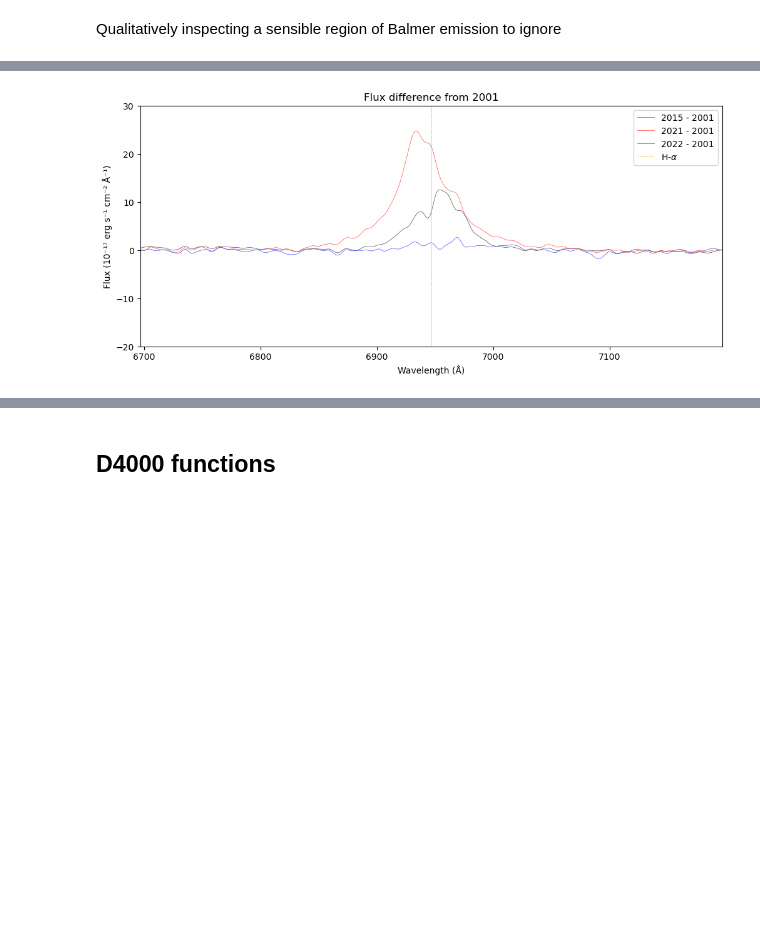
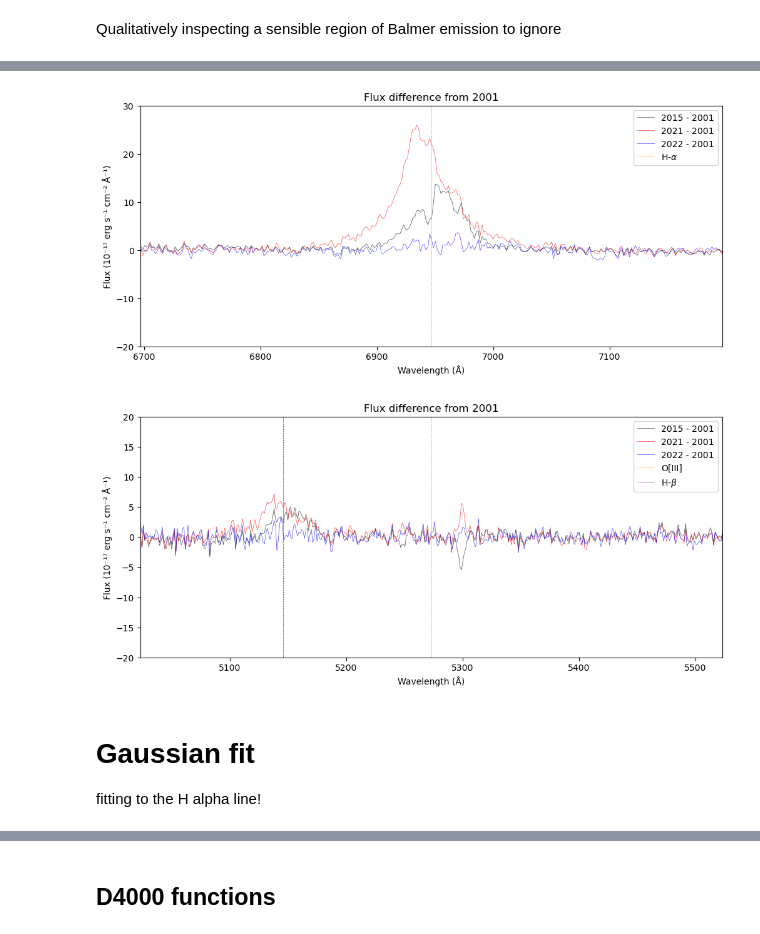
Before and after one commit to things-0/denison_2026, a Jupyter notebook: oli/main.ipynb, the cells around one changed output, grey strips where cells are left out. Saved outputs shown, nothing was run; the diff lists cells and outputs as text; code cells hidden in the pictures; blank space fills up the shorter version.

```diff
--- a/oli/main.ipynb
+++ b/oli/main.ipynb
@@ -414,3 +567,5 @@ plt.legend()
 plt.show()
 # %% [output]
 [figure]
+# %%
+flux15_blue_clipped, lam15_blue_clipped, var15_blue_clipped = clip_sami_blue_edge(flux15_blue, lam15_blue, var15_blue, np.min(lam01))
@@ -417 +626,10 @@ plt.show()
+# %%
+# Convert variance to standard deviation (error)
+err15_blue_clipped = np.sqrt(var15_blue_clipped)
+#TODO: remove
+err15_blue = np.sqrt(var15_blue)
+#
+err15_red = np.sqrt(var15_red)
+err21 = np.sqrt(var21)
+err22 = np.sqrt(var22)
 # %%
@@ -515,11 +765,11 @@ wavelength_step = np.median(np.diff(lam01))
 # RES_15_RED /= 8
 #
 
-flux01_blurred = gaussian_blur_by_chunks(res_min, res_01, lam01, flux01, wavelength_step)
-flux21_blurred = gaussian_blur_by_chunks(res_min, res_21, lam01, flux21_shifted, wavelength_step)
-flux22_blurred = gaussian_blur_by_chunks(res_min, res_22, lam01, flux22_shifted, wavelength_step)
-flux15_red_blurred = gaussian_blur_by_chunks(res_min, RES_15_RED, lam01, flux15_red_shifted, wavelength_step)
-flux15_blue_blurred = gaussian_blur_by_chunks(res_min, RES_15_BLUE, lam01, flux15_blue_shifted, wavelength_step)
+flux01_shifted_blurred = gaussian_blur_by_chunks(res_min, res_01, lam01, flux01_shifted, wavelength_step)
+flux21_shifted_blurred = gaussian_blur_by_chunks(res_min, res_21, lam01, flux21_shifted, wavelength_step)
+flux22_shifted_blurred = gaussian_blur_by_chunks(res_min, res_22, lam01, flux22_shifted, wavelength_step)
+flux15_red_shifted_blurred = gaussian_blur_by_chunks(res_min, RES_15_RED, lam01, flux15_red_shifted, wavelength_step)
+flux15_blue_shifted_blurred = gaussian_blur_by_chunks(res_min, RES_15_BLUE, lam01, flux15_blue_shifted, wavelength_step)
 
 
-flux15_blurred = np.fmax(flux15_blue_blurred, flux15_red_blurred)
+flux15_shifted_blurred = np.fmax(flux15_blue_shifted_blurred, flux15_red_shifted_blurred)
@@ -815,38 +1088,59 @@ _, adjusted_22_flux_15 = adjust_calibration(year_to_change="2022")
 
 diff_year = 2001
 
-diff_15_01 = flux15_blurred - adjusted_01_flux_15
+diff_15_01 = flux15_blurred_shifted - adjusted_01_flux_15
 diff_21_01 = adjusted_21_flux_15 - adjusted_01_flux_15
 diff_22_01 = adjusted_22_flux_15 - adjusted_01_flux_15
 
 plt.figure(figsize=(12,5))
 plt.plot(lam01, diff_15_01, alpha=0.7, color='black', label=f'2015 - {diff_year}', lw = linewidth)
 plt.plot(lam01, diff_21_01, alpha=0.7, color='red', label=f'2021 - {diff_year}', lw = linewidth)
 plt.plot(lam01, diff_22_01, alpha=0.7, color='blue', label=f'2022 - {diff_year}', lw = linewidth)
 
 # plt.xlim(get_lam_bounds(SII, width))
 # plt.axvline(SII*(1+z), linestyle="--", color='orange', label="S[II]", lw=linewidth)
 # plt.axvline(H_ALPH*(1+z), linestyle="--", color='purple', label=r"H-$\alpha$", lw=linewidth)
 
 # plt.xlim(get_lam_bounds(OIII, width))
 # plt.axvline(OIII*(1+z), linestyle="--", color='orange', label="O[III]", lw=linewidth)
 # plt.axvline(H_BETA*(1+z), linestyle="--", color='purple', label=r"H-$\beta$", lw=linewidth)
 
 plt.xlim(get_lam_bounds(H_ALPH, width))
 plt.axvline(H_ALPH*(1+z), linestyle="--", color='orange', label=r"H-$\alpha$", lw=linewidth)
 plt.ylim((-20, 30))
 
 # plt.xlim(get_lam_bounds(H_BETA, 0.5*width))
 # plt.axvline(H_BETA*(1+z), linestyle="--", color='purple', label=r"H-$\beta$", lw=linewidth)
 # plt.ylim((-10, 15))
 
 # plt.xlim((4000, 7500))
 
 
 plt.xlabel("Wavelength (Å)")
 plt.ylabel("Flux (10⁻¹⁷ erg s⁻¹ cm⁻² Å⁻¹)")
 plt.title(f"Flux difference from {diff_year}")
 plt.legend()
 plt.show()
+
+
+plt.figure(figsize=(12,5))
+plt.plot(lam01, diff_15_01, alpha=0.7, color='black', label=f'2015 - {diff_year}', lw = linewidth)
+plt.plot(lam01, diff_21_01, alpha=0.7, color='red', label=f'2021 - {diff_year}', lw = linewidth)
+plt.plot(lam01, diff_22_01, alpha=0.7, color='blue', label=f'2022 - {diff_year}', lw = linewidth)
+
+plt.xlim(get_lam_bounds(OIII, width))
+plt.axvline(OIII*(1+z), linestyle="--", color='orange', label="O[III]", lw=linewidth)
+plt.axvline(H_BETA*(1+z), linestyle="--", color='purple', label=r"H-$\beta$", lw=linewidth)
+plt.ylim((-20, 20))
+
+plt.xlabel("Wavelength (Å)")
+plt.ylabel("Flux (10⁻¹⁷ erg s⁻¹ cm⁻² Å⁻¹)")
+plt.title(f"Flux difference from {diff_year}")
+plt.legend()
+plt.show()
 # %% [output]
-[figure, old version]
+[figure, new version]
+[figure, added]
+# %% [markdown]
+# Gaussian fit
+fitting to the H alpha line!
```
Also changed, not shown: parts of 55 cells of this notebook, 1 other file.
